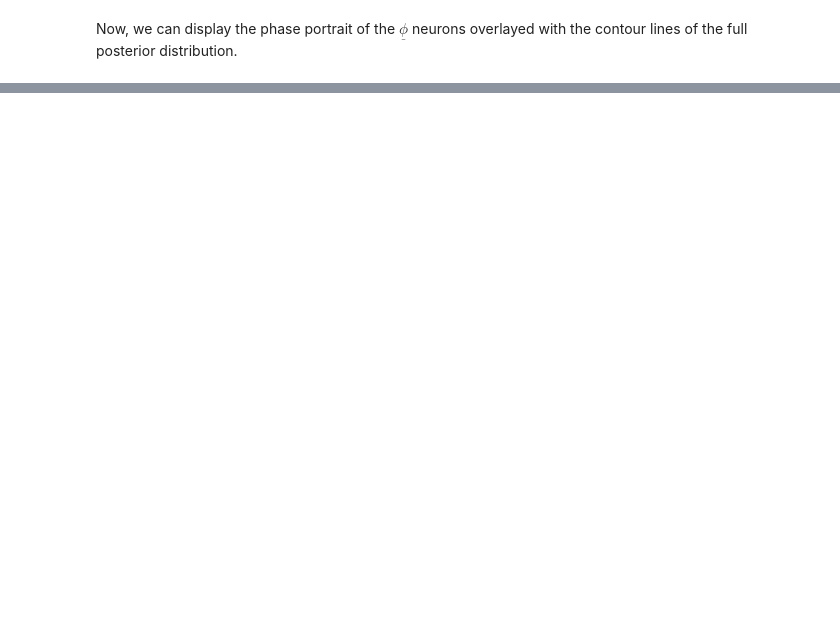
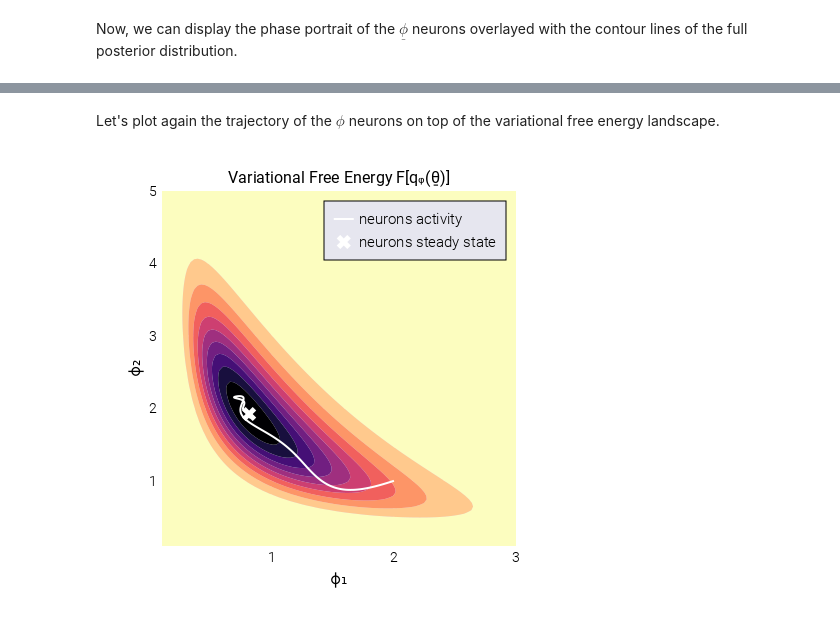
Before and after one commit to mrazomej/active_inference_tutorials, a Jupyter notebook: code/exploratory/bogacz_2017.ipynb, the cells around one changed output, grey strips where cells are left out. Cells and saved outputs as stored; diff of their text form; code cells hidden in the pictures; blank space fills up the shorter version.

```diff
--- a/code/exploratory/bogacz_2017.ipynb
+++ b/code/exploratory/bogacz_2017.ipynb
@@ -1019,0 +1157,48 @@ fig
+# %% [markdown]
+Let's plot again the trajectory of the $\phi$ neurons on top of the variational
+free energy landscape.
+# %%
+# Define observation values
+x̲ = [0.5, 1.2]
+
+# Define latent variable ranges to evaluate
+ϕ̲ = [[0.1 0.1]; [3 5]]
+
+# Evaluate posterior
+vfe = vfe_2D(x̲, ϕ̲, Σ̲̲ₗ⁽ˣ⁾, μ̲ₚ⁽ᶿ⁾, Σ̲̲ₚ⁽ᶿ⁾)
+
+# Initialize figure
+fig = Figure(resolution=(450, 450))
+
+# Add axis
+ax = Axis(
+    fig[1, 1],
+    xlabel="ϕ₁",
+    ylabel="ϕ₂",
+    title="Variational Free Energy F[qᵩ(θ̲)]",
+    aspect=AxisAspect(1)
+)
+
+# Plot contour on posterior distribution
+co = contourf!(ax, vfe[1], vfe[2], vfe[3], colormap=Reverse(:magma))
+
+# Add MAP neurons trajectory
+lines!(
+    ax, eachrow(sol[1])..., linewidth=2, label="neurons activity", color=:white
+)
+
+# Add final spot
+scatter!(
+    ax,
+    sol[1][:, end]...,
+    marker=:xcross,
+    markersize=20,
+    color=:white,
+    label="neurons steady state"
+)
+
+axislegend(ax,)
+
+fig
+# %% [output]
+[figure, added]
```
Also changed, not shown: parts of 9 cells of this notebook.
